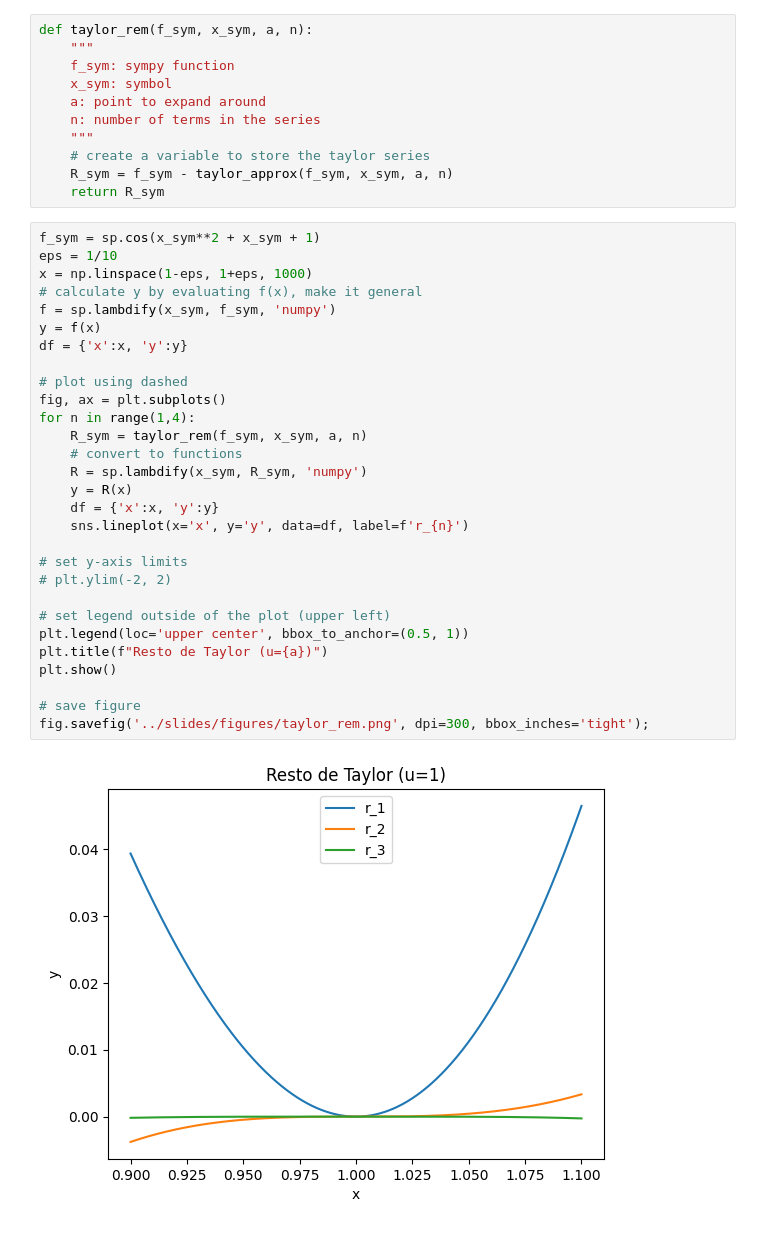
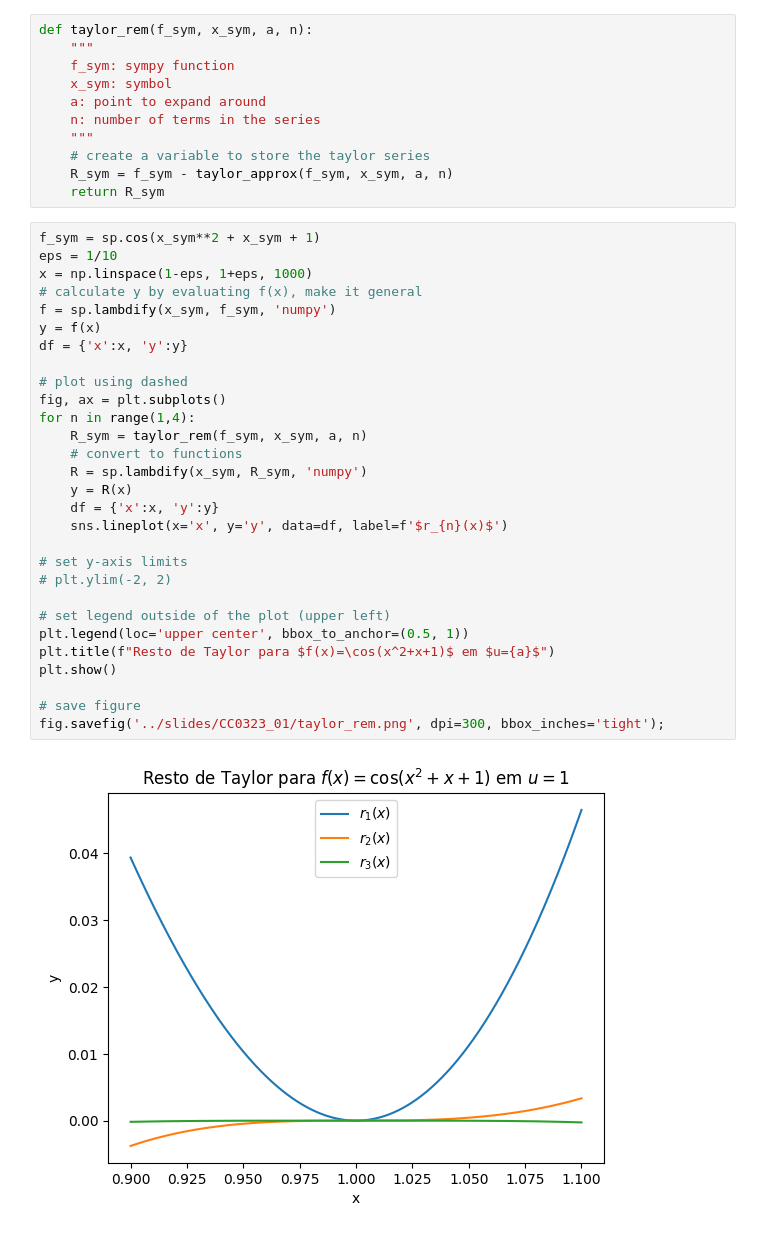
Before and after one commit to michaelsouza/CC0323, a Jupyter notebook: codes/CC0323_01.ipynb, the cells around one changed output. Saved outputs shown, nothing was run; the diff lists cells and outputs as text.

Commit message:
Update slides and code files

```diff
--- a/codes/CC0323_01.ipynb
+++ b/codes/CC0323_01.ipynb
@@ -101,31 +101,31 @@ def taylor_rem(f_sym, x_sym, a, n):
 # %%
 f_sym = sp.cos(x_sym**2 + x_sym + 1)
 eps = 1/10
 x = np.linspace(1-eps, 1+eps, 1000)
 # calculate y by evaluating f(x), make it general
 f = sp.lambdify(x_sym, f_sym, 'numpy')
 y = f(x)
 df = {'x':x, 'y':y}
 
 # plot using dashed
 fig, ax = plt.subplots()
 for n in range(1,4):
     R_sym = taylor_rem(f_sym, x_sym, a, n)
     # convert to functions
     R = sp.lambdify(x_sym, R_sym, 'numpy')
     y = R(x)
     df = {'x':x, 'y':y}
-    sns.lineplot(x='x', y='y', data=df, label=f'r_{n}')
+    sns.lineplot(x='x', y='y', data=df, label=f'$r_{n}(x)$')
 
 # set y-axis limits
 # plt.ylim(-2, 2)
 
 # set legend outside of the plot (upper left)
 plt.legend(loc='upper center', bbox_to_anchor=(0.5, 1))
-plt.title(f"Resto de Taylor (u={a})")
+plt.title(f"Resto de Taylor para $f(x)=\cos(x^2+x+1)$ em $u={a}$")
 plt.show()
 
 # save figure
-fig.savefig('../slides/figures/taylor_rem.png', dpi=300, bbox_inches='tight');
+fig.savefig('../slides/CC0323_01/taylor_rem.png', dpi=300, bbox_inches='tight');
 # %% [output]
-[figure, old version]
+[figure, new version]
```
Also changed, not shown: 8 other files.
